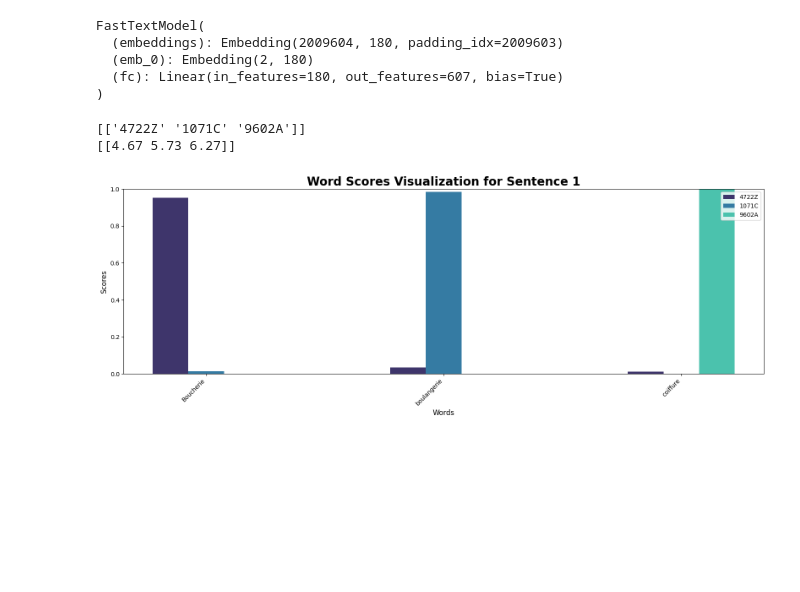
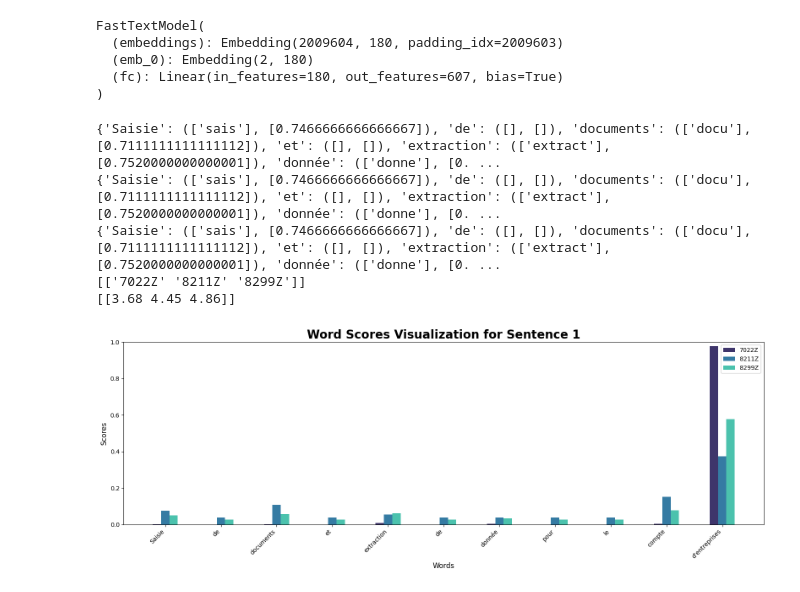
Before and after one commit to InseeFrLab/torch-fastText, a Jupyter notebook: src/experiments.ipynb, the cells around one changed output. Saved outputs shown, nothing was run; the diff lists cells and outputs as text; code cells hidden in the pictures; blank space fills up the shorter version.

```diff
--- a/src/experiments.ipynb
+++ b/src/experiments.ipynb
@@ -57,16 +57,19 @@ FastTextModel(
 # %%
 # text = ["Rénovation bâtiments dont: électricité, plomberie, serrurerie, menuiserie", "Gestion de portefeuille pour le compte de tiers et gestion de fonds d'investissement",
 # "L'acquisition, l'apport, la propriété, la mise en valeur, la transformation, la construction, l'aménagement, l'administration, la location",
 # "Saisie de documents et extraction de donnée pour le compte d'entreprises", "L'investissement immobilier, l'achat et vente de biens immobiliers en qualité de marchand de Biens, la promotion immobilière, la gestion loc",
 # "La Société a pour objet en France et à l'étranger : - l'activité de conseil au profit de toute personne physique ou morale ; - l'enseignement et la formation de toutes matières en cours collectifs et particuliers à domicile ou dans des établissements scolaires"]
 
-text = ["Boucherie, boulangerie, coiffure"]
+text = ["Saisie de documents et extraction de donnée pour le compte d'entreprises"]
 params = {'additional_var':[1]*len(text)}
 pred, confidence, all_scores = model.predict_and_explain(text, params, top_k=3)
 print(pred)
 print(confidence)
 explainability.explainability_viz.visualize_word_scores(all_scores, text, pred)
 # %% [output]
-[['4722Z' '1071C' '9602A']]
-[[4.67 5.73 6.27]]
+{'Saisie': (['sais'], [0.7466666666666667]), 'de': ([], []), 'documents': (['docu'], [0.7111111111111112]), 'et': ([], []), 'extraction': (['extract'], [0.7520000000000001]), 'donnée': (['donne'], [0. ...
+{'Saisie': (['sais'], [0.7466666666666667]), 'de': ([], []), 'documents': (['docu'], [0.7111111111111112]), 'et': ([], []), 'extraction': (['extract'], [0.7520000000000001]), 'donnée': (['donne'], [0. ...
+{'Saisie': (['sais'], [0.7466666666666667]), 'de': ([], []), 'documents': (['docu'], [0.7111111111111112]), 'et': ([], []), 'extraction': (['extract'], [0.7520000000000001]), 'donnée': (['donne'], [0. ...
+[['7022Z' '8211Z' '8299Z']]
+[[3.68 4.45 4.86]]
-[figure, old version]
+[figure, new version]
```
Also changed, not shown: parts of 2 cells of this notebook, 2 other files.
